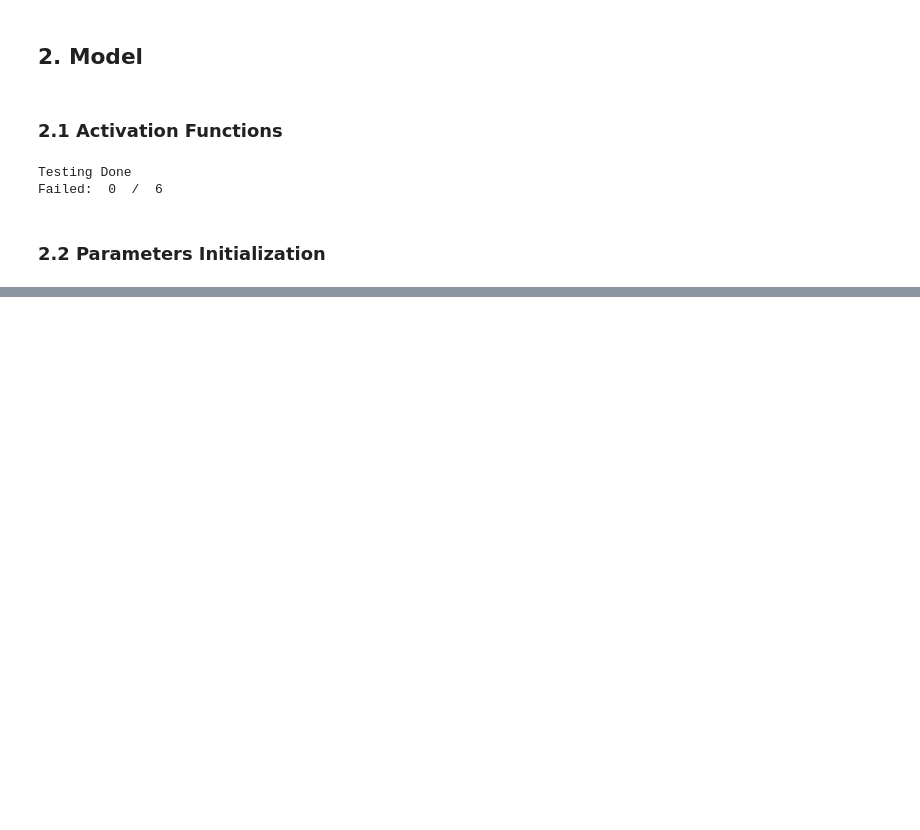
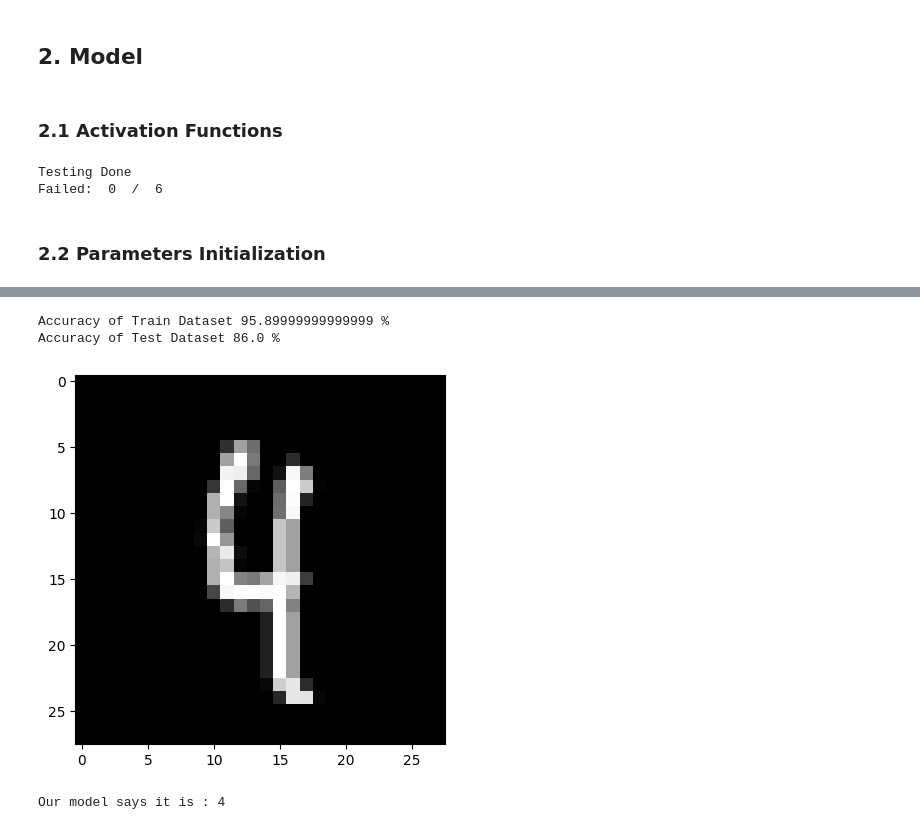
Before and after one commit to abdulmunimjemal/MiniMINST-Handwriting-Classification, a Jupyter notebook: train.ipynb, the cells around one changed output, grey strips where cells are left out. Drawn from its saved outputs; the diff is of its cells as text; code cells hidden in the pictures; blank space fills up the shorter version.

Commit message:
added forward-backward propagation, trained model

```diff
--- a/train.ipynb
+++ b/train.ipynb
@@ -136,0 +153,6 @@ def initialize_parameters(n_x, n_h, n_y):
+# %%
+def cost_function(a2, y):
+    # since we have multiclass - we will use cross-entropy
+    m = y.shape[0]
+    cost = (-1/m)*np.sum(y * np.log(a2))
+    return cost
@@ -136,0 +203,25 @@ def initialize_parameters(n_x, n_h, n_y):
+# %%
+def model(x, y, n_h, learning_rate, iterations):
+    n_x = x.shape[0]
+    n_y = y.shape[0]
+
+    cost_list = []
+
+    parameters = initialize_parameters(n_x, n_h, n_y)
+
+    for i in range(iterations):
+        forward_cache = forward_prop(x, parameters)
+        cost = cost_function(forward_cache["a2"], y)
+        gradients = back_prop(x, y, parameters, forward_cache)
+        parameters = update_parameters(parameters, gradients, learning_rate)
+        cost_list.append(cost)
+
+        if (i % (iterations/10) == 0):
+            print("Cost after", i, "iteration is", round(cost, 8))
+
+    return parameters, cost_list
+# %%
+iterations = 100
+n_h = 1000
+learning_rate = 0.02
+parameters, cost_list = model(X_train, y_train, n_h, learning_rate, iterations)
@@ -136,0 +270,21 @@ def initialize_parameters(n_x, n_h, n_y):
+# %%
+print("Accuracy of Train Dataset", accuracy(X_train, y_train, parameters), "%")
+print("Accuracy of Test Dataset", round(
+    accuracy(X_test, y_test, parameters), 2), "%")
+# %% [output]
+Accuracy of Train Dataset 95.89999999999999 %
+Accuracy of Test Dataset 86.0 %
+# %%
+idx = int(random.randrange(0, X_test.shape[1]))
+plt.imshow(X_test[:, idx].reshape((28, 28)), cmap='gray')
+plt.show()
+
+cache = forward_prop(X_test[:, idx].reshape(
+    X_test[:, idx].shape[0], 1), parameters)
+a_pred = cache['a2']
+a_pred = np.argmax(a_pred, 0)
+
+print("Our model says it is :", a_pred[0])
+# %% [output]
+[figure, added]
+Our model says it is : 4
```
Also changed, not shown: parts of 14 cells of this notebook.
